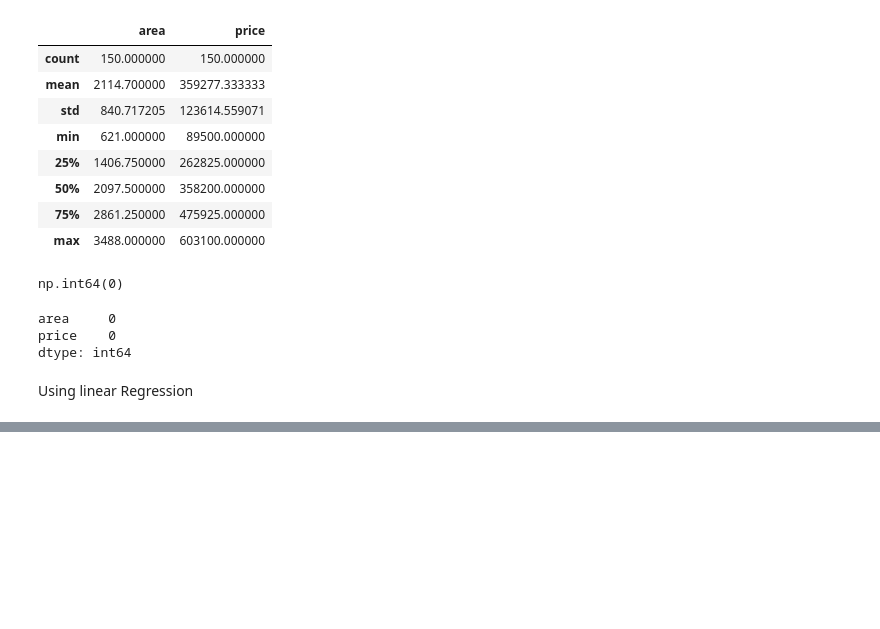
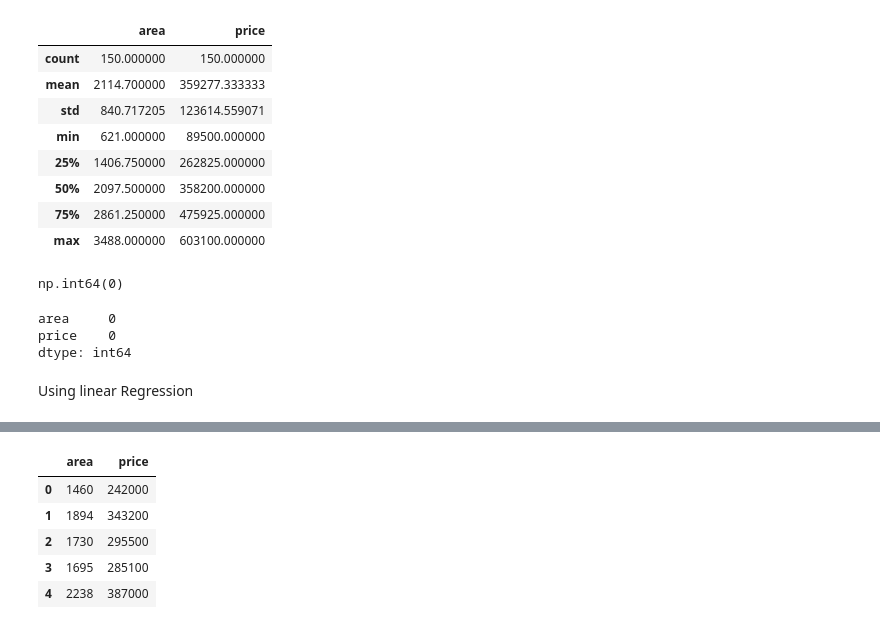
Before and after one commit to boogey004/ML-timeline-with-various-models, a Jupyter notebook: Simple Linear/SimpleL.ipynb, the cells around one changed output, grey strips where cells are left out. Cells and saved outputs as stored; diff of their text form; code cells hidden in the pictures; blank space fills up the shorter version.

```diff
--- a/SimpleL.ipynb
+++ b/Simple Linear/SimpleL.ipynb
@@ -80,0 +102,10 @@ print(prediction)
+# %%
+house_test = pd.read_csv('test_areas.csv')
+house_df.head()
+# %% [output]
+|  | area | price |
+| 0 | 1460 | 242000 |
+| 1 | 1894 | 343200 |
+| 2 | 1730 | 295500 |
+| 3 | 1695 | 285100 |
+| 4 | 2238 | 387000 |
```
Also changed, not shown: parts of 16 cells of this notebook, 4 other files.
